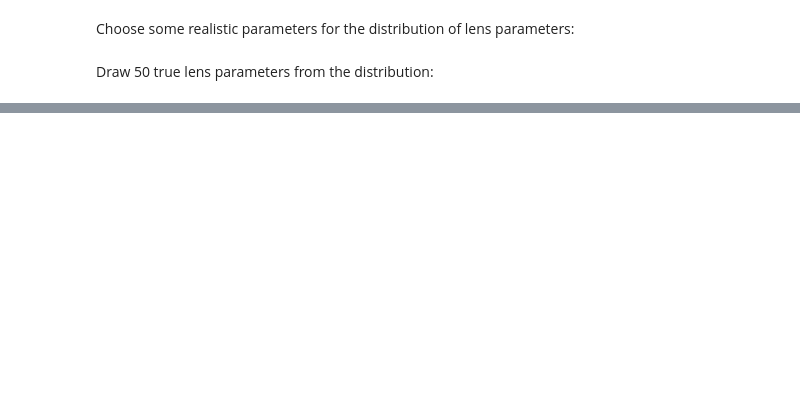
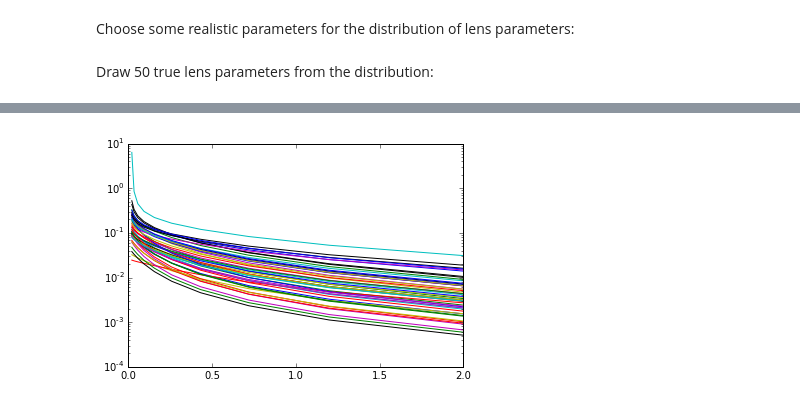
Before and after one commit to farr/HierarchicalLensing, a Jupyter notebook: HierarchicalTest.ipynb, the cells around one changed output, grey strips where cells are left out. Cells and saved outputs as stored; diff of their text form; code cells hidden in the pictures; blank space fills up the shorter version.

```diff
--- a/HierarchicalTest.ipynb
+++ b/HierarchicalTest.ipynb
@@ -26,0 +28,7 @@ savetxt('test/hier-test/true-lens-params.dat', true_lens_pars)
+# %%
+rs = exp(linspace(log(0.02), log(2), 10))
+for i in range(50):
+    plot(rs, wl.NFW(rs, exp(true_lens_pars[i,0]), exp(true_lens_pars[i,1]), true_zls[i], true_zss[i]))
+yscale('log')
+# %% [output]
+[figure, added]
```
Also changed, not shown: parts of 6 cells of this notebook, 4 other files.
